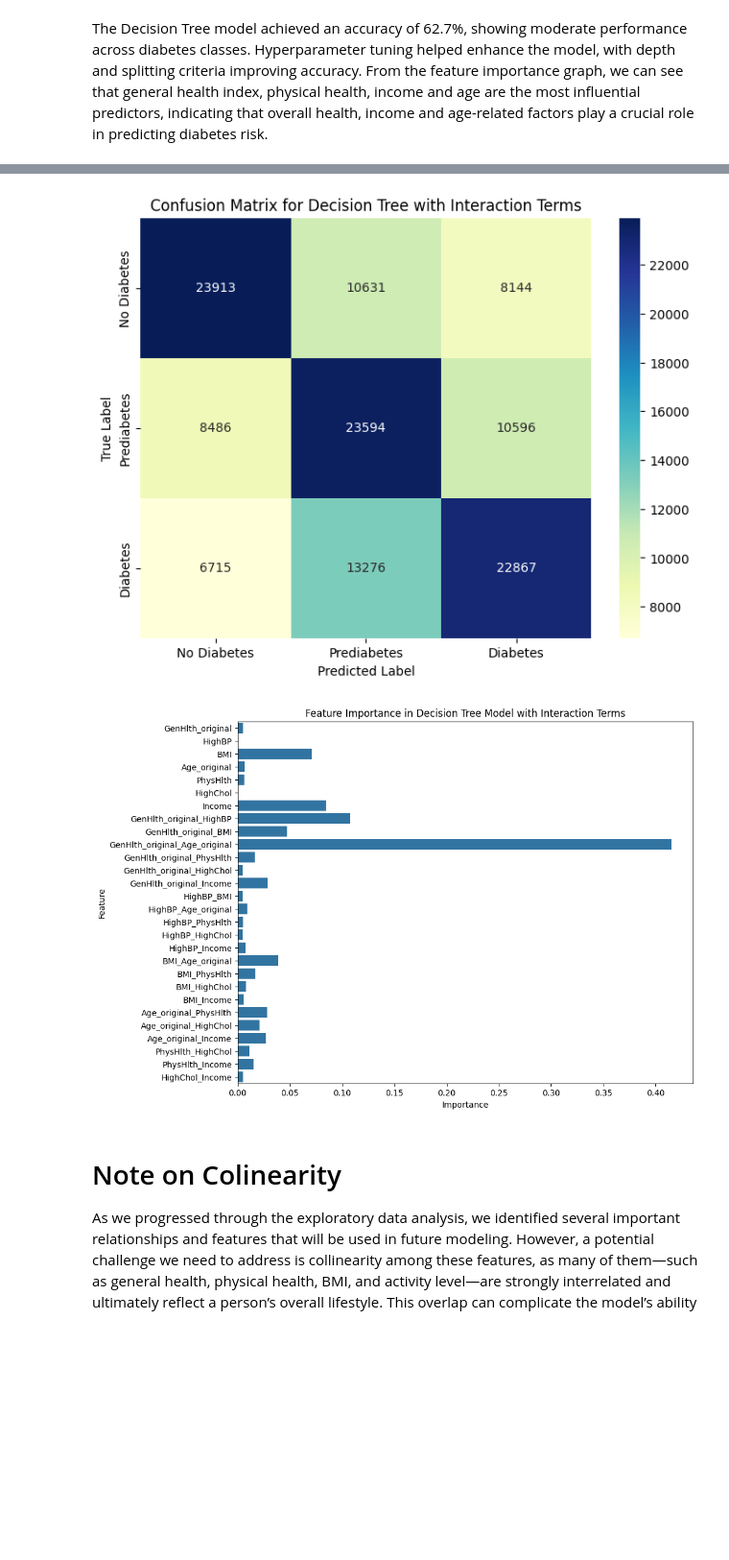
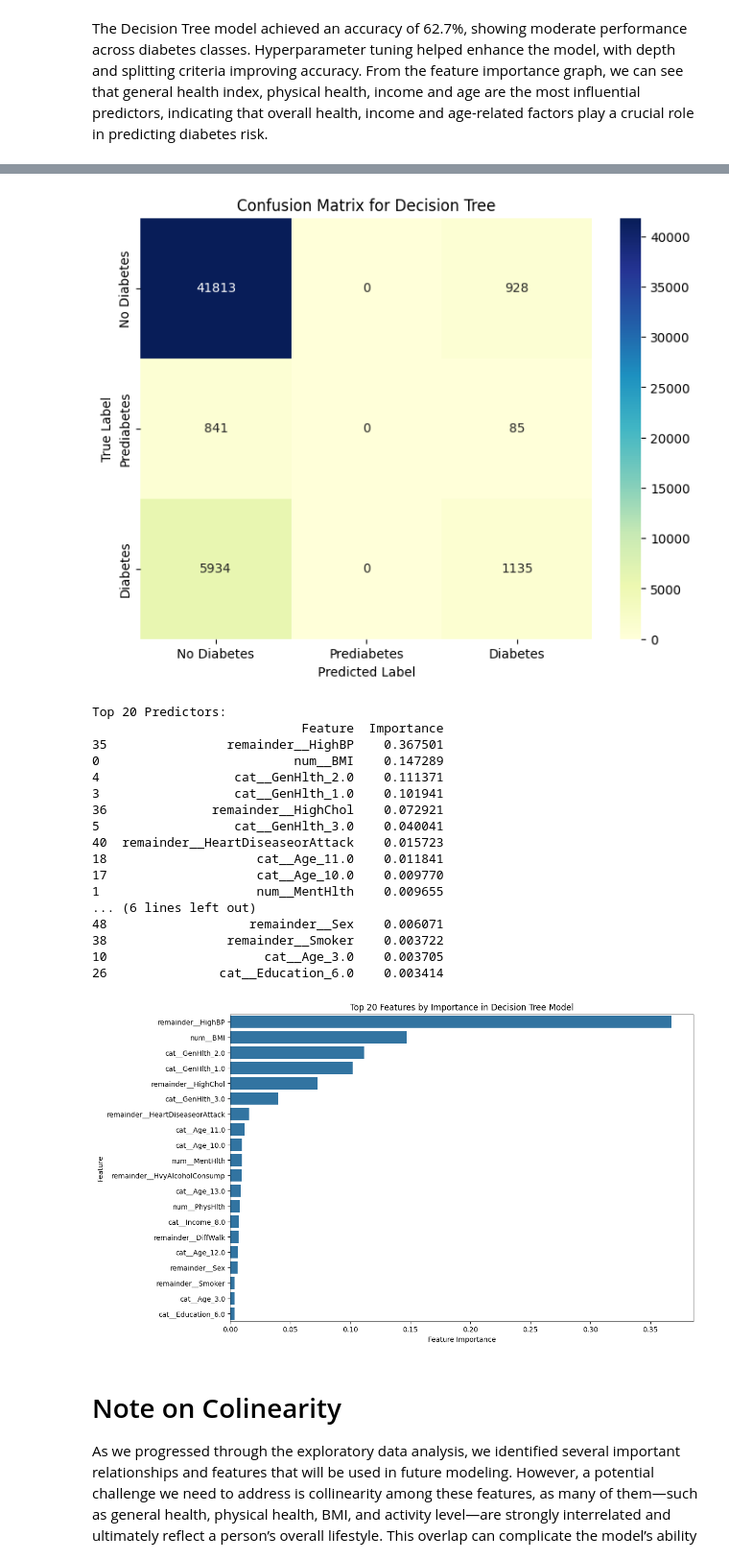
Before and after one commit to djordjeivanovic11/109a_project, a Jupyter notebook: new_project/milestone_new.ipynb, the cells around one changed output, grey strips where cells are left out. Shown at 96% size. Saved outputs shown, nothing was run; the diff lists cells and outputs as text; code cells hidden in the pictures; blank space fills up the shorter version.

```diff
--- a/new_project/milestone_new.ipynb
+++ b/new_project/milestone_new.ipynb
@@ -674,8 +895,6 @@ weighted avg       0.51      0.51      0.51    128222
 # %% [markdown]
 This Logistic Regression model achieves an accuracy of approximately 51.3%. It performs moderately well in identifying "No Diabetes" and "Diabetes" cases but struggles with "Prediabetes," as seen in lower precision and recall for that class. The best regularization parameter C=0.001 balances model fit without overfitting. Misclassifications, especially between "Prediabetes" and "Diabetes," suggest that further feature engineering or a different model may be needed to improve differentiation among classes.
 # %%
-from sklearn.tree import DecisionTreeClassifier
-from itertools import combinations
 tree = DecisionTreeClassifier(random_state=42)
 
 # Set up hyperparameters for tuning
@@ -687,10 +906,10 @@ param_grid = {
 }
 
 grid_search_tree = GridSearchCV(tree, param_grid, cv=5, scoring='accuracy')
-grid_search_tree.fit(X_train, y_train)
+grid_search_tree.fit(X_train_processed_df, y_train)
 
 best_tree = grid_search_tree.best_estimator_
-y_pred_tree = best_tree.predict(X_test)
+y_pred_tree = best_tree.predict(X_test_processed_df)
 
 print("Best Decision Tree Parameters:", grid_search_tree.best_params_)
 print("Decision Tree Accuracy:", accuracy_score(y_test, y_pred_tree))
@@ -705,10 +924,9 @@ plt.ylabel('True Label')
 plt.title('Confusion Matrix for Decision Tree')
 plt.show()
 
-
 feature_importances = best_tree.feature_importances_
 plt.figure(figsize=(10, 6))
-sns.barplot(x=feature_importances, y=predictors)
+sns.barplot(x=feature_importances, y=X_train_processed_df.columns)
 plt.title('Feature Importance in Decision Tree Model')
 plt.xlabel('Importance')
 plt.ylabel('Feature')
@@ -719,8 +937,8 @@ depths = [5, 10, 15, 20, 25]
 accuracies = []
 for depth in depths:
     model = DecisionTreeClassifier(max_depth=depth, random_state=42)
-    model.fit(X_train, y_train)
-    y_pred = model.predict(X_test)
+    model.fit(X_train_processed_df, y_train)
+    y_pred = model.predict(X_test_processed_df)
     accuracies.append(accuracy_score(y_test, y_pred))
 
 plt.figure(figsize=(10, 6))
@@ -748,21 +966,22 @@ weighted avg       0.63      0.63      0.63    128222
 # %% [markdown]
 The Decision Tree model achieved an accuracy of 62.7%, showing moderate performance across diabetes classes. Hyperparameter tuning helped enhance the model, with depth and splitting criteria improving accuracy. From the feature importance graph, we can see that general health index, physical health, income and age are the most influential predictors, indicating that overall health, income and age-related factors play a crucial role in predicting diabetes risk.
 # %%
-predictors = ['GenHlth_original', 'HighBP', 'BMI', 'Age_original','PhysHlth' , 'HighChol', 'Income']
-X = df[predictors].copy()
-y = df['Diabetes_012']
 
-for feature1, feature2 in combinations(predictors, 2):
-    interaction_name = f"{feature1}_{feature2}"
-    X.loc[:, interaction_name] = X[feature1] * X[feature2]
+# Copy the processed data to avoid modifying the original
+X_train, X_test = X_train_processed_df.copy(), X_test_processed_df.copy()
 
-all_features = X.columns
-X_train, X_test, y_train, y_test = train_test_split(X, y, test_size=0.2, random_state=42)
-
-tree = DecisionTreeClassifier(criterion='gini', max_depth=10, min_samples_split=5, min_samples_leaf=2, random_state=42)
+# Train the Decision Tree with the best parameters
+tree = DecisionTreeClassifier(
+    criterion='entropy',
+    max_depth=10,
+    min_samples_leaf=10,
+    min_samples_split=2,
+    random_state=42
+)
 tree.fit(X_train, y_train)
 y_pred_tree = tree.predict(X_test)
 
+# Output metrics and visualizations
 print("Decision Tree Accuracy:", accuracy_score(y_test, y_pred_tree))
 print(classification_report(y_test, y_pred_tree))
 
@@ -773,14 +992,23 @@ sns.heatmap(conf_matrix, annot=True, fmt="d", cmap="YlGnBu",
             yticklabels=['No Diabetes', 'Prediabetes', 'Diabetes'])
 plt.xlabel('Predicted Label')
 plt.ylabel('True Label')
-plt.title('Confusion Matrix for Decision Tree with Interaction Terms')
+plt.title('Confusion Matrix for Decision Tree')
 plt.show()
 
+# Extract and display feature importances
 feature_importances = tree.feature_importances_
-plt.figure(figsize=(10, 8))
-sns.barplot(x=feature_importances, y=all_features)
-plt.title('Feature Importance in Decision Tree Model with Interaction Terms')
-plt.xlabel('Importance')
+feature_importance_df = pd.DataFrame({
+    'Feature': X_train.columns,
+    'Importance': feature_importances
+}).sort_values(by='Importance', ascending=False).head(20)
+
+print("Top 20 Predictors:")
+print(feature_importance_df[['Feature', 'Importance']])
+
+plt.figure(figsize=(12, 8))
+sns.barplot(data=feature_importance_df, x='Importance', y='Feature')
+plt.title('Top 20 Features by Importance in Decision Tree Model')
+plt.xlabel('Feature Importance')
 plt.ylabel('Feature')
 plt.show()
 # %% [output]
@@ -797,2 +1025,19 @@ weighted avg       0.55      0.55      0.55    128222
-[figure, old version]
+[figure, new version]
+Top 20 Predictors:
+                            Feature  Importance
+35                remainder__HighBP    0.367501
+0                          num__BMI    0.147289
+4                  cat__GenHlth_2.0    0.111371
+3                  cat__GenHlth_1.0    0.101941
+36              remainder__HighChol    0.072921
+5                  cat__GenHlth_3.0    0.040041
+40  remainder__HeartDiseaseorAttack    0.015723
+18                    cat__Age_11.0    0.011841
+17                    cat__Age_10.0    0.009770
+1                     num__MentHlth    0.009655
+... (6 lines left out)
+48                   remainder__Sex    0.006071
+38                remainder__Smoker    0.003722
+10                     cat__Age_3.0    0.003705
+26               cat__Education_6.0    0.003414
-[figure, old version]
+[figure, new version]
```
Also changed, not shown: parts of 34 cells of this notebook, 2 other files.
